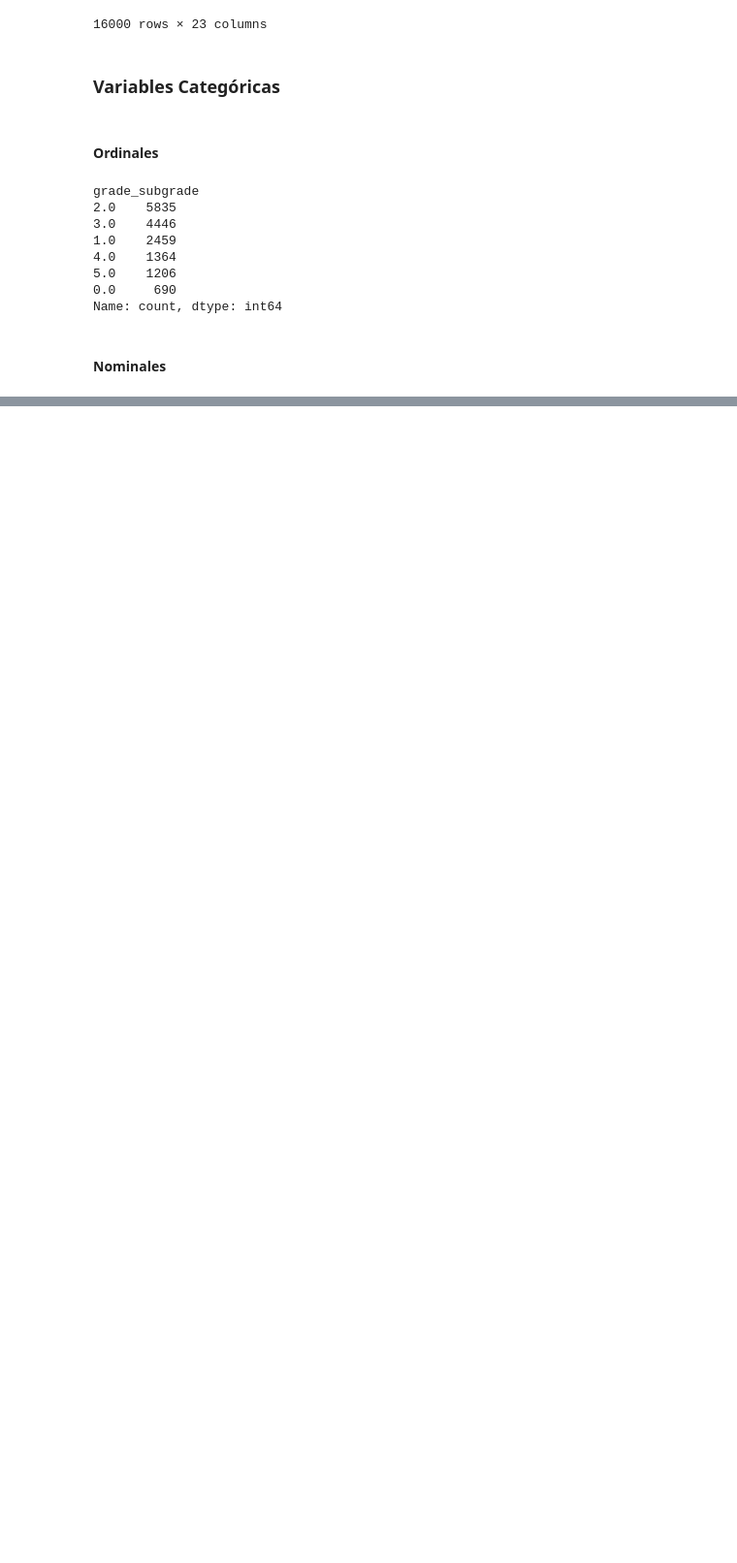
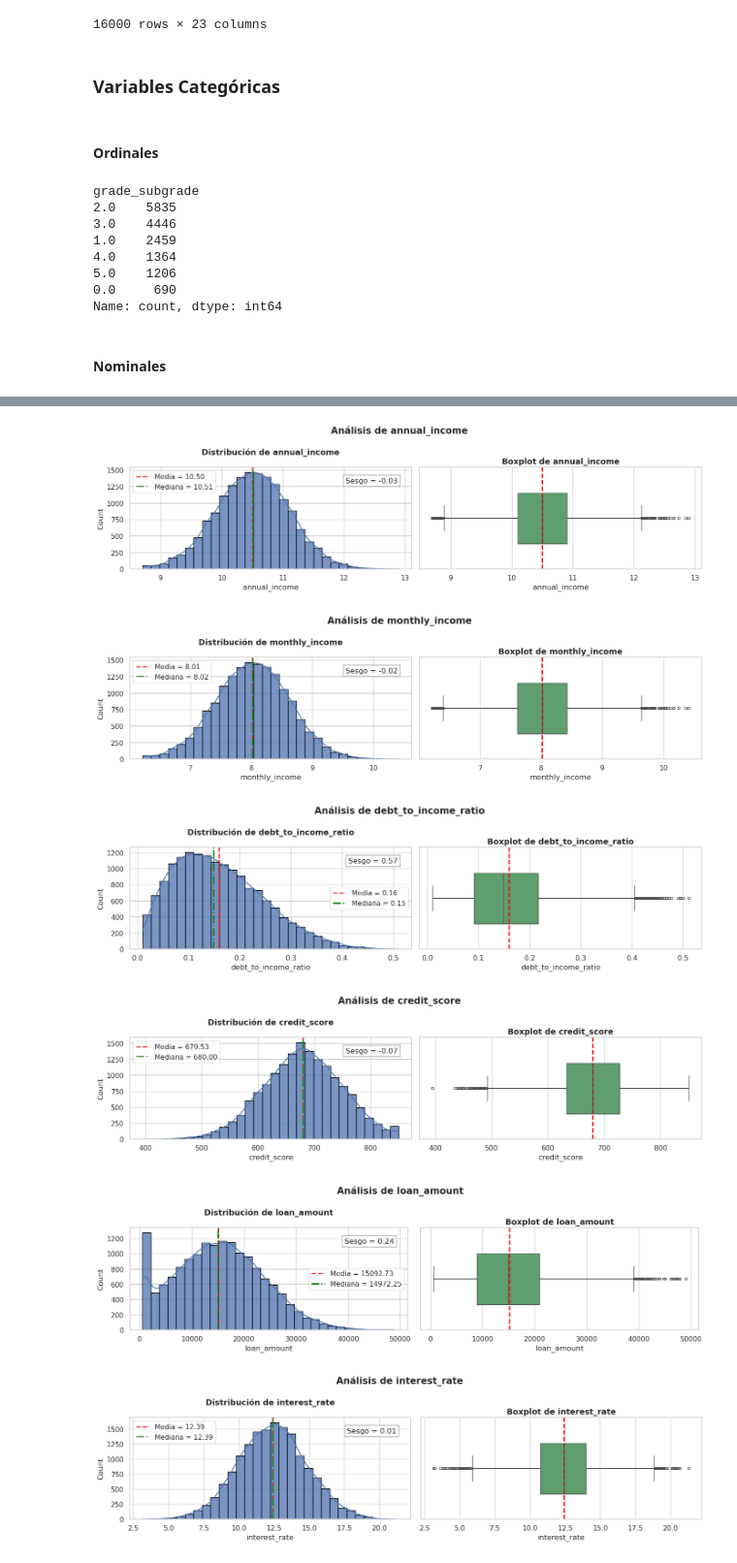
Before and after one commit to JairRamosG/Loan_Status_Prediction, a Jupyter notebook: notebooks/02_Feature_Engineering.ipynb, the cells around one changed output, grey strips where cells are left out. Shown at 97% size. Cells and saved outputs as stored; diff of their text form; code cells hidden in the pictures; blank space fills up the shorter version.

```diff
--- a/notebooks/02_Feature_Engineering.ipynb
+++ b/notebooks/02_Feature_Engineering.ipynb
@@ -163,0 +166,12 @@ train = pd.get_dummies(train, columns = ['loan_term'], drop_first=True)
+# %%
+numeric_cols = ['annual_income', 'monthly_income', 'debt_to_income_ratio', 'credit_score', 'loan_amount', 'interest_rate', 'installment', 'num_of_open_accounts', 'total_credit_limit', 'current_balance', 'delinquency_history', 'num_of_delinquencies']
+categoric_cols = ['age_group', 'gender', 'marital_status', 'education_level', 'employment_status', 'loan_purpose', 'grade_subgrade', 'loan_term', 'public_records']
+# %%
+plot_distribucion_box(train, numeric_cols)
+# %% [output]
+[figure, added]
+[figure, added]
+[figure, added]
+[figure, added]
+[figure, added]
+[figure, added]
```
Also changed, not shown: parts of 2 cells of this notebook.
